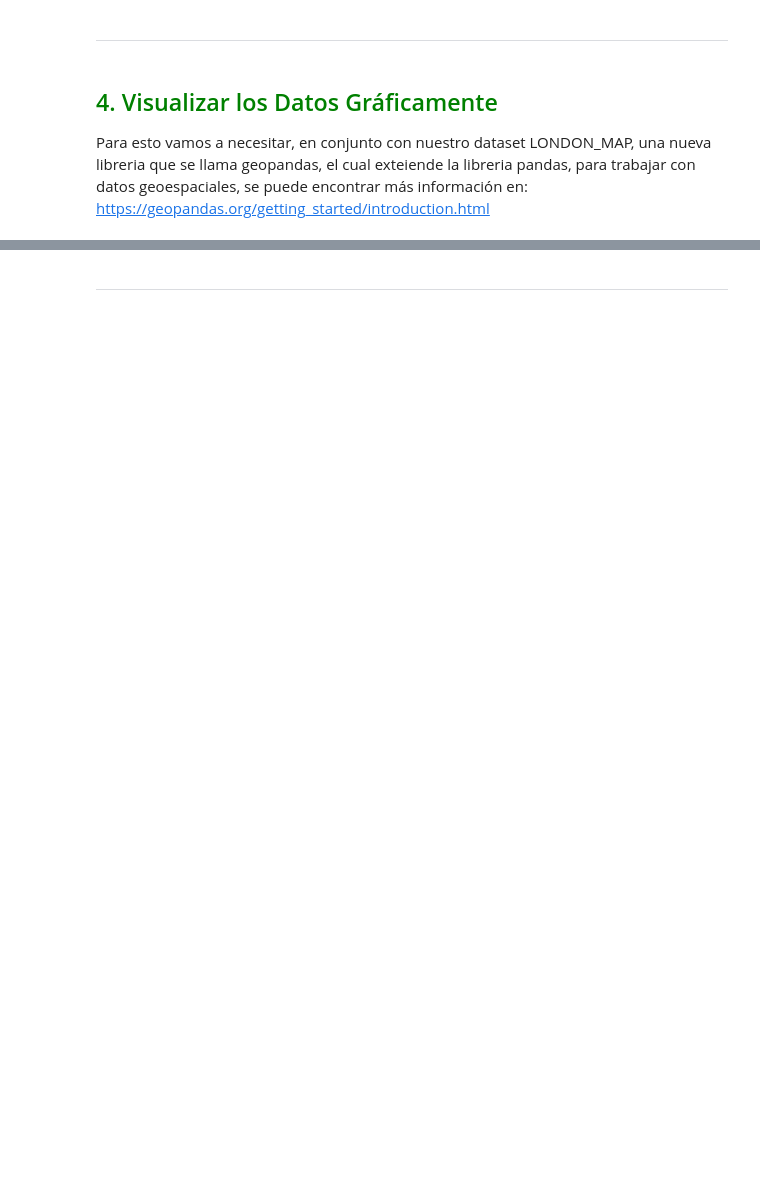
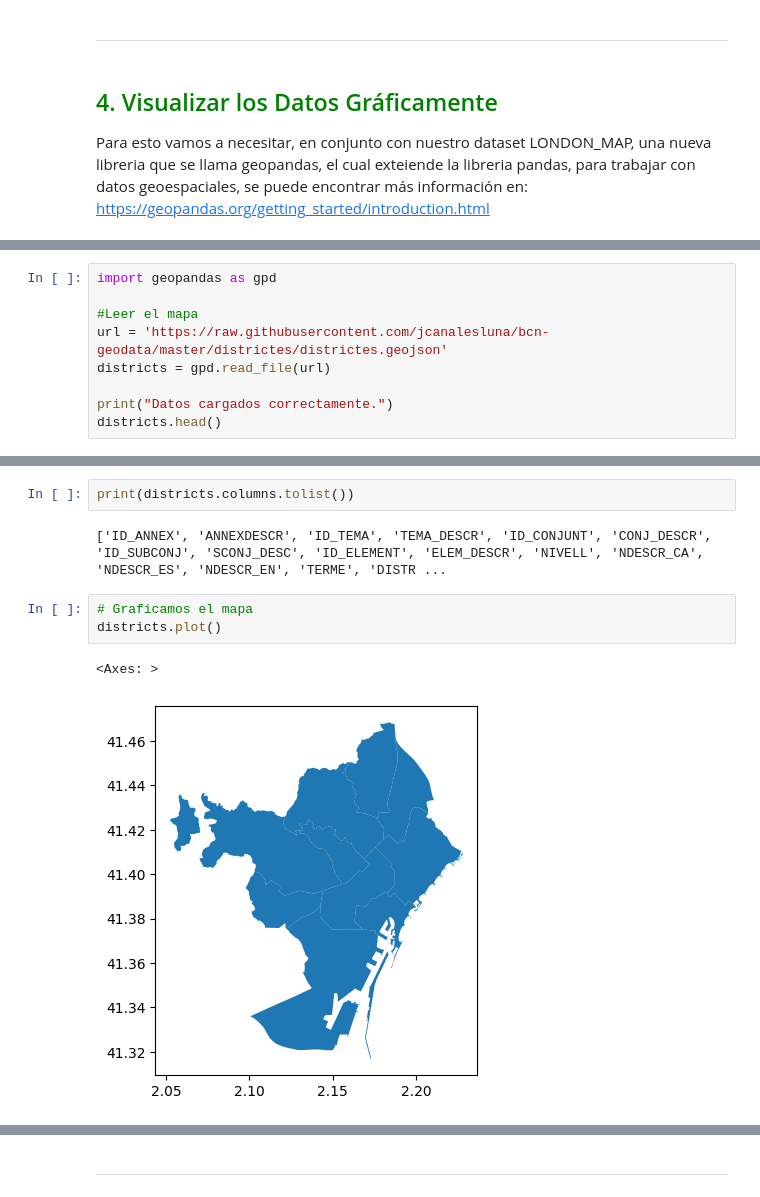
Before and after one commit to abrahajam/BIG-DATA-E-IA, a Jupyter notebook: ejercicio 1 de diciembre/ML1 (1).ipynb, the cells around one changed output, grey strips where cells are left out. Cells and saved outputs as stored; diff of their text form; blank space fills up the shorter version.

```diff
--- a/ejercicio 1 de diciembre/ML1 (1).ipynb
+++ b/ejercicio 1 de diciembre/ML1 (1).ipynb
@@ -260,0 +636,9 @@ plt.show()
+# %%
+import geopandas as gpd
+
+#Leer el mapa
+url = 'https://raw.githubusercontent.com/jcanalesluna/bcn-geodata/master/districtes/districtes.geojson'
+districts = gpd.read_file(url)
+
+print("Datos cargados correctamente.")
+districts.head()
@@ -260,0 +674,10 @@ plt.show()
+# %%
+print(districts.columns.tolist())
+# %% [output]
+['ID_ANNEX', 'ANNEXDESCR', 'ID_TEMA', 'TEMA_DESCR', 'ID_CONJUNT', 'CONJ_DESCR', 'ID_SUBCONJ', 'SCONJ_DESC', 'ID_ELEMENT', 'ELEM_DESCR', 'NIVELL', 'NDESCR_CA', 'NDESCR_ES', 'NDESCR_EN', 'TERME', 'DISTR ...
+# %%
+# Graficamos el mapa
+districts.plot()
+# %% [output]
+<Axes: >
+[figure, added]
```
Also changed, not shown: parts of 51 cells of this notebook, 1 other file.
